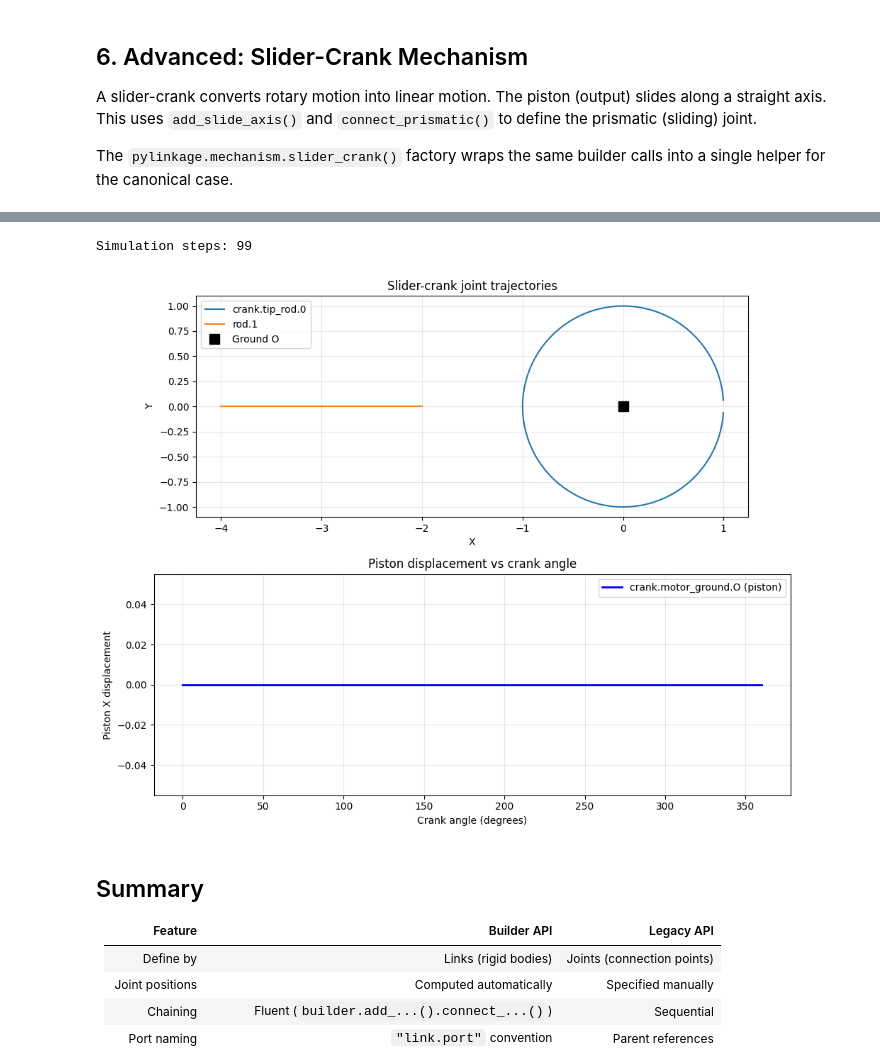
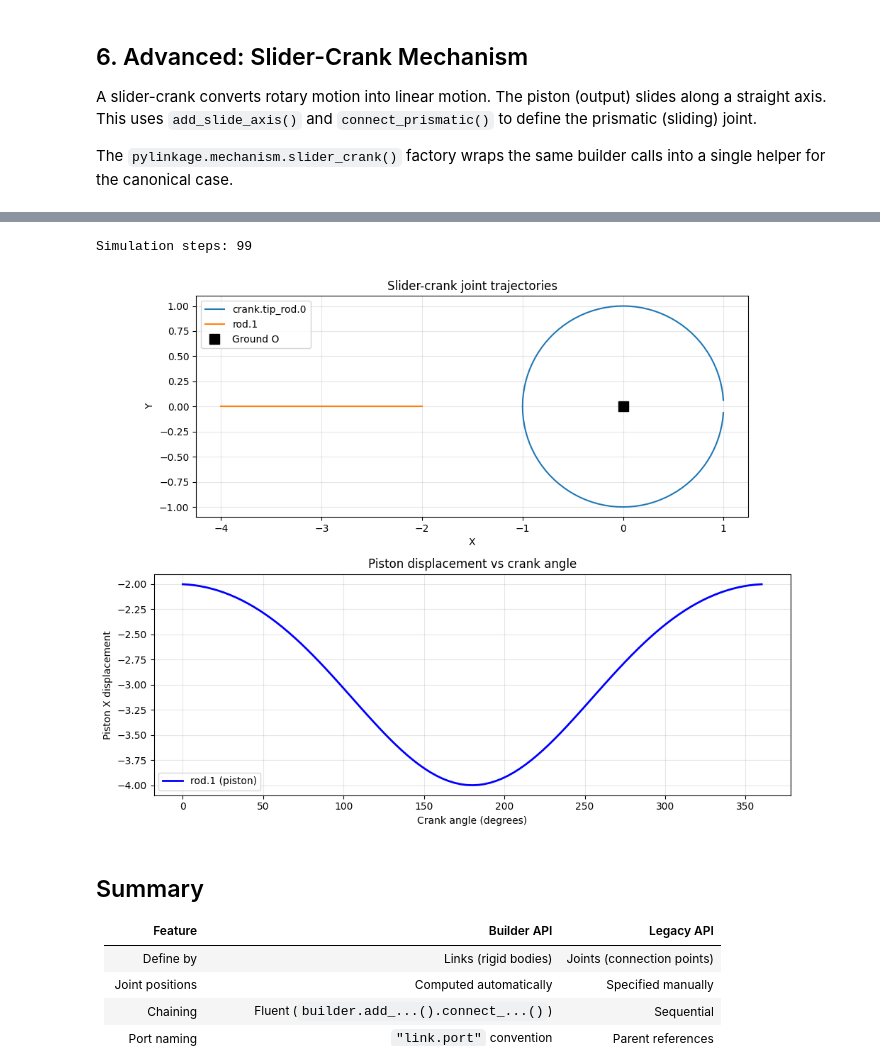
Before and after one commit to HugoFara/pylinkage, a Jupyter notebook: docs/notebooks/10_mechanism_builder.ipynb, the cells around one changed output, grey strips where cells are left out. Drawn from its saved outputs; the diff is of its cells as text; code cells hidden in the pictures.

```diff
--- a/docs/notebooks/10_mechanism_builder.ipynb
+++ b/docs/notebooks/10_mechanism_builder.ipynb
@@ -109,19 +109,13 @@ Joints per step: 4
 # Extract coupler joint trajectory (the joint connecting coupler and rocker)
 # Find it by looking for the revolute joint that is not on the ground
 # In a four-bar, the coupler point is the joint shared by coupler and rocker
-joint_names = [j.id for j in mechanism.joints]
-print(f"Joint IDs: {joint_names}")
+print(f"Joint IDs: {[j.id for j in mechanism.joints]}")
 
-# Collect all joint trajectories
-trajectories = {}
-for i, joint in enumerate(mechanism.joints):
-    xs = [step[i][0] for step in loci if step[i][0] is not None]
-    ys = [step[i][1] for step in loci if step[i][1] is not None]
-    trajectories[joint.id] = (xs, ys)
+trajectories = extract_trajectories(loci, linkage=mechanism)
 
 fig, ax = plt.subplots(figsize=(8, 6))
 for jid, (xs, ys) in trajectories.items():
-    if len(set(zip(xs, ys, strict=False))) > 1:  # skip fixed points
+    if xs.size and (xs.max() - xs.min() > 1e-9 or ys.max() - ys.min() > 1e-9):
         ax.plot(xs, ys, linewidth=1.5, label=jid)
 
 # Mark ground pivots
@@ -345,46 +339,40 @@ Links  (3): ['ground', 'crank', 'rod']
 sc_loci = list(sc_mech.step())
 print(f"Simulation steps: {len(sc_loci)}")
 
-# Extract trajectories
-sc_trajectories = {}
-for i, joint in enumerate(sc_mech.joints):
-    xs = [step[i][0] for step in sc_loci if step[i][0] is not None]
-    ys = [step[i][1] for step in sc_loci if step[i][1] is not None]
-    sc_trajectories[joint.id] = (xs, ys)
+sc_trajectories = extract_trajectories(sc_loci, linkage=sc_mech)
 
 fig, (ax1, ax2) = plt.subplots(2, 1, figsize=(10, 8))
 
-# Top: mechanism trajectories
+# Top: mechanism trajectories (skip fixed points)
 for jid, (xs, ys) in sc_trajectories.items():
-    if len(set(zip(xs, ys, strict=False))) > 1:
+    if xs.size and (xs.max() - xs.min() > 1e-9 or ys.max() - ys.min() > 1e-9):
         ax1.plot(xs, ys, linewidth=1.5, label=jid)
 ax1.plot(0, 0, 'ks', markersize=10, label='Ground O')
 ax1.set_xlabel('X')
 ax1.set_ylabel('Y')
 ax1.set_title('Slider-crank joint trajectories')
 ax1.set_aspect('equal')
 ax1.legend()
 ax1.grid(True, alpha=0.3)
 
 # Bottom: piston displacement over time
-# The prismatic joint is the one constrained to the rail (rod.1)
-# Find it: it has y ~ 0 throughout
+# The prismatic joint is the moving one pinned to the rail (y ~ 0 throughout)
 for jid, (xs, ys) in sc_trajectories.items():
-    if xs and all(abs(y) < 0.01 for y in ys):  # sliding joint stays on x-axis
+    if xs.size and np.all(np.abs(ys) < 0.01) and xs.max() - xs.min() > 0.01:
         angles = np.linspace(0, 360, len(xs))
         ax2.plot(angles, xs, 'b-', linewidth=2, label=f'{jid} (piston)')
         ax2.set_xlabel('Crank angle (degrees)')
         ax2.set_ylabel('Piston X displacement')
         ax2.set_title('Piston displacement vs crank angle')
         ax2.legend()
         ax2.grid(True, alpha=0.3)
         break
 
 plt.tight_layout()
 plt.show()
 # %% [output]
 Simulation steps: 99
-[figure, old version]
+[figure, new version]
 # %% [markdown]
 ## Summary
 
```
Also changed, not shown: parts of 7 cells of this notebook, 5 other files.
